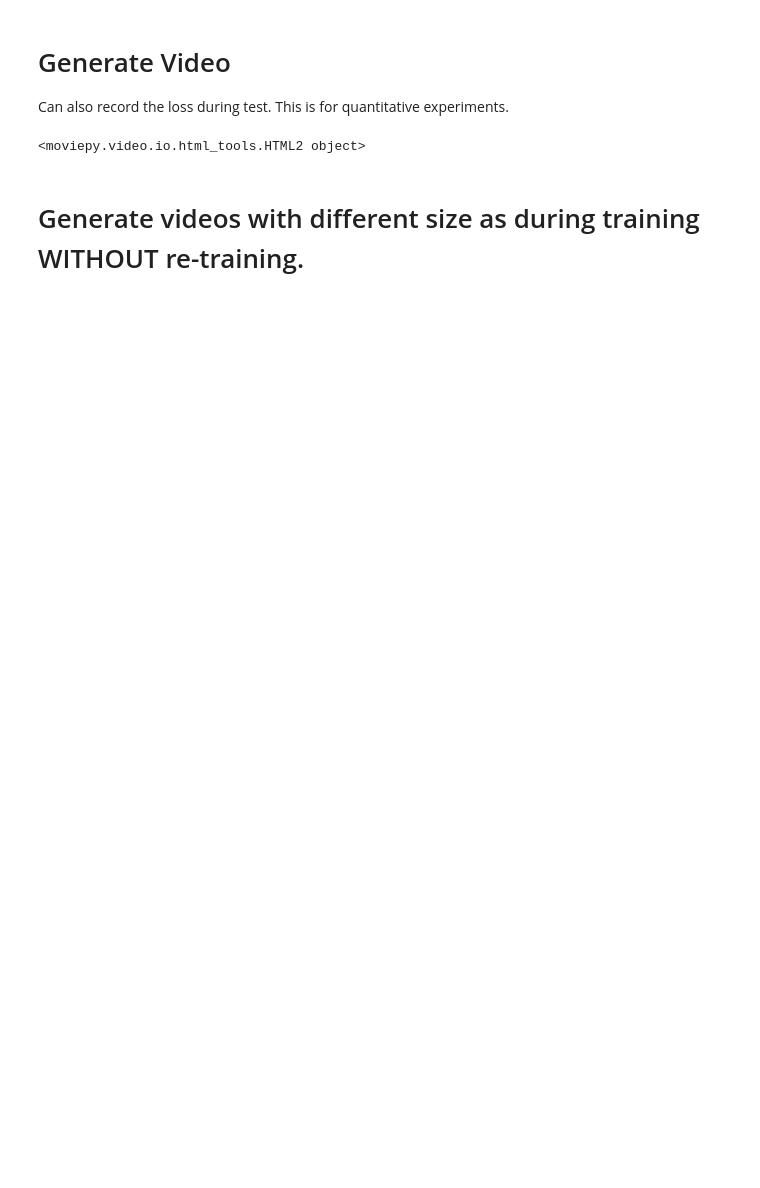
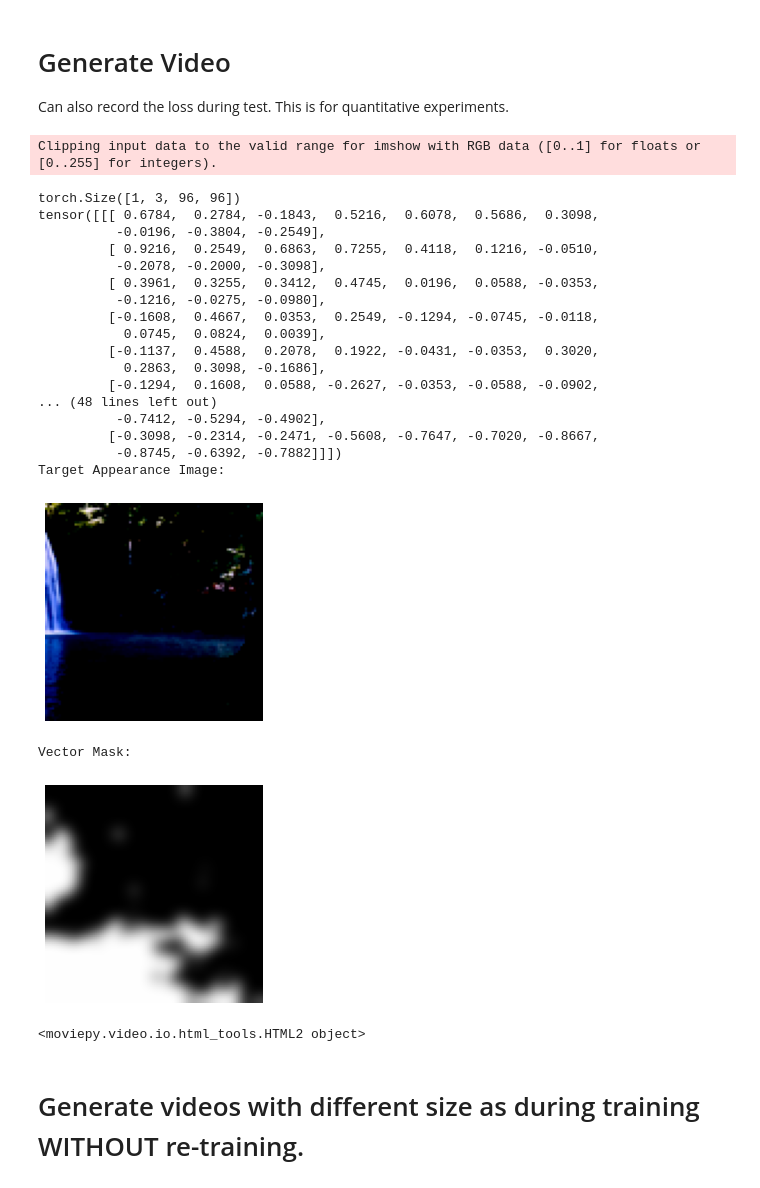
Before and after one commit to Morpheo1/DyNCAwithCLIP, a Jupyter notebook: notebooks/video_motion.ipynb, the cells around one changed output. Cells and saved outputs as stored; diff of their text form; code cells hidden in the pictures; blank space fills up the shorter version.

```diff
--- a/notebooks/video_motion.ipynb
+++ b/notebooks/video_motion.ipynb
@@ -374,8 +386,7 @@ else:
 # Generate Video
 Can also record the loss during test. This is for quantitative experiments.
 # %%
-def synthesize_video(args, nca_model, video_length, output_dir, train_image_seq_texture, train_image_seq,
-                     video_name='video', nca_step=32, record_loss=False, loss_class=None, seed_size=[256, 256], fps=25):
+def synthesize_video(args, nca_model, video_length, output_dir, train_image_seq_texture, train_image_seq, video_name='video', nca_step=32, record_loss=False, loss_class=None, seed_size=(256, 256), fps=25):
     motion_video_length, texture_videl_length = len(train_image_seq), len(train_image_seq_texture)
     """
     Parameters for Post-training Control:
@@ -384,7 +395,23 @@ def synthesize_video(args, nca_model, video_length, output_dir, train_image_seq_
         More post-training control can be seen in our online demo: https://dynca.github.io/
     """
     with VideoWriter(filename=f"{output_dir}/{video_name}.mp4", fps=fps, autoplay=True) as vid, torch.no_grad():
-        h = nca_model.seed(1, size=seed_size)
+        if seed_size != args.img_size:
+            scaled_img = preprocess_video(args.target_appearance_path,seed_size, single_frame=frame_idx_texture)
+            print(scaled_img.shape)
+            print(scaled_img[0,:,:10,:10])
+            print("Target Appearance Image: ")
+            plt.imshow(scaled_img[0].permute(1, 2, 0))
+            plt.axis("off")
+            plt.show()
+            scaled_mask = torch.nn.functional.interpolate(update_mask, size=seed_size, mode="nearest")
+            print("Vector Mask: ")
+            plt.imshow(scaled_mask[0,:3].permute(1, 2, 0), vmin=0)
+            plt.axis("off")
+            plt.show()
+            nca_model.mask = scaled_mask
+        else:
+            scaled_img = train_image_texture
+        h = nca_model.seed(1, size=seed_size, img=scaled_img)
         if (record_loss):
             assert loss_class is not None
             prev_z = None
@@ -425,39 +452,60 @@ def synthesize_video(args, nca_model, video_length, output_dir, train_image_seq_
                                                                                              return_summary=False)
                         cur_video_motion_loss_avg += video_motion_loss.item()
                     cur_video_motion_loss_avg /= (motion_video_length - 1)
 
                     total_appearance_loss_avg += cur_appearance_loss_avg
                     total_video_motion_loss_avg += cur_video_motion_loss_avg
 
                     prev_z = z
 
             h = nca_state
 
-            img = z.detach().cpu().numpy()[0]
-            img = img.transpose(1, 2, 0)
+            scaled_img = z.detach().cpu().numpy()[0]
+            scaled_img = scaled_img.transpose(1, 2, 0)
 
-            img = np.clip(img, -1.0, 1.0)
-            img = (img + 1.0) / 2.0
-            vid.add(img)
+            scaled_img = np.clip(scaled_img, -1.0, 1.0)
+            scaled_img = (scaled_img + 1.0) / 2.0
+            vid.add(scaled_img)
         if (record_loss):
             total_appearance_loss_avg /= float(video_length)
             total_video_motion_loss_avg /= float(video_length)
             print("Average Appearance Loss: ", total_appearance_loss_avg)
             print("Average Motion Loss: ", total_video_motion_loss_avg)
             with open(f'{output_dir}/final_loss_test.txt', 'w') as f:
                 f.write(f'{total_appearance_loss_avg, total_video_motion_loss_avg}')
 
 
 nca_model.eval()
 synthesize_video(args, nca_model, video_length=args.video_length * 20,
                  output_dir=output_dir,
                  train_image_seq_texture=train_image_seq_texture,
                  train_image_seq=train_image_seq, video_name='video',
                  nca_step=args.motion_nca_interval // 2,
                  record_loss=False, loss_class=DynamicTextureLoss,
                  seed_size=(nca_size_x, nca_size_y), fps=25)
 # %% [output]
-<moviepy.video.io.html_tools.HTML2 object>
+Clipping input data to the valid range for imshow with RGB data ([0..1] for floats or [0..255] for integers).
+torch.Size([1, 3, 96, 96])
+tensor([[[ 0.6784,  0.2784, -0.1843,  0.5216,  0.6078,  0.5686,  0.3098,
+          -0.0196, -0.3804, -0.2549],
+         [ 0.9216,  0.2549,  0.6863,  0.7255,  0.4118,  0.1216, -0.0510,
+          -0.2078, -0.2000, -0.3098],
+         [ 0.3961,  0.3255,  0.3412,  0.4745,  0.0196,  0.0588, -0.0353,
+          -0.1216, -0.0275, -0.0980],
+         [-0.1608,  0.4667,  0.0353,  0.2549, -0.1294, -0.0745, -0.0118,
+           0.0745,  0.0824,  0.0039],
+         [-0.1137,  0.4588,  0.2078,  0.1922, -0.0431, -0.0353,  0.3020,
+           0.2863,  0.3098, -0.1686],
+         [-0.1294,  0.1608,  0.0588, -0.2627, -0.0353, -0.0588, -0.0902,
+... (48 lines left out)
+          -0.7412, -0.5294, -0.4902],
+         [-0.3098, -0.2314, -0.2471, -0.5608, -0.7647, -0.7020, -0.8667,
+          -0.8745, -0.6392, -0.7882]]])
+Target Appearance Image:
+[figure, added]
+Vector Mask:
+[figure, added]
+<moviepy.video.io.html_tools.HTML2 object>
 # %% [markdown]
 # Generate videos with different size as during training WITHOUT re-training.
 # %%
```
Also changed, not shown: parts of 9 cells of this notebook, 4 other files.
